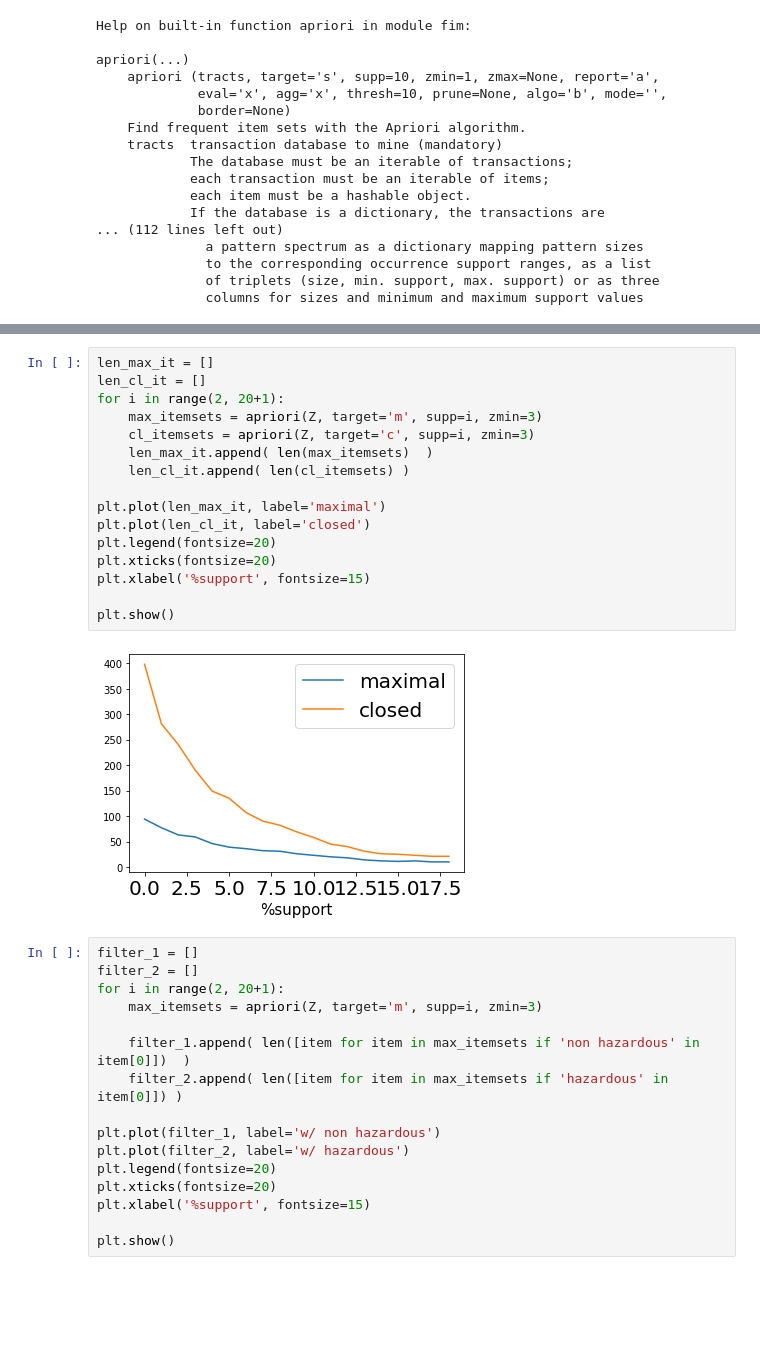
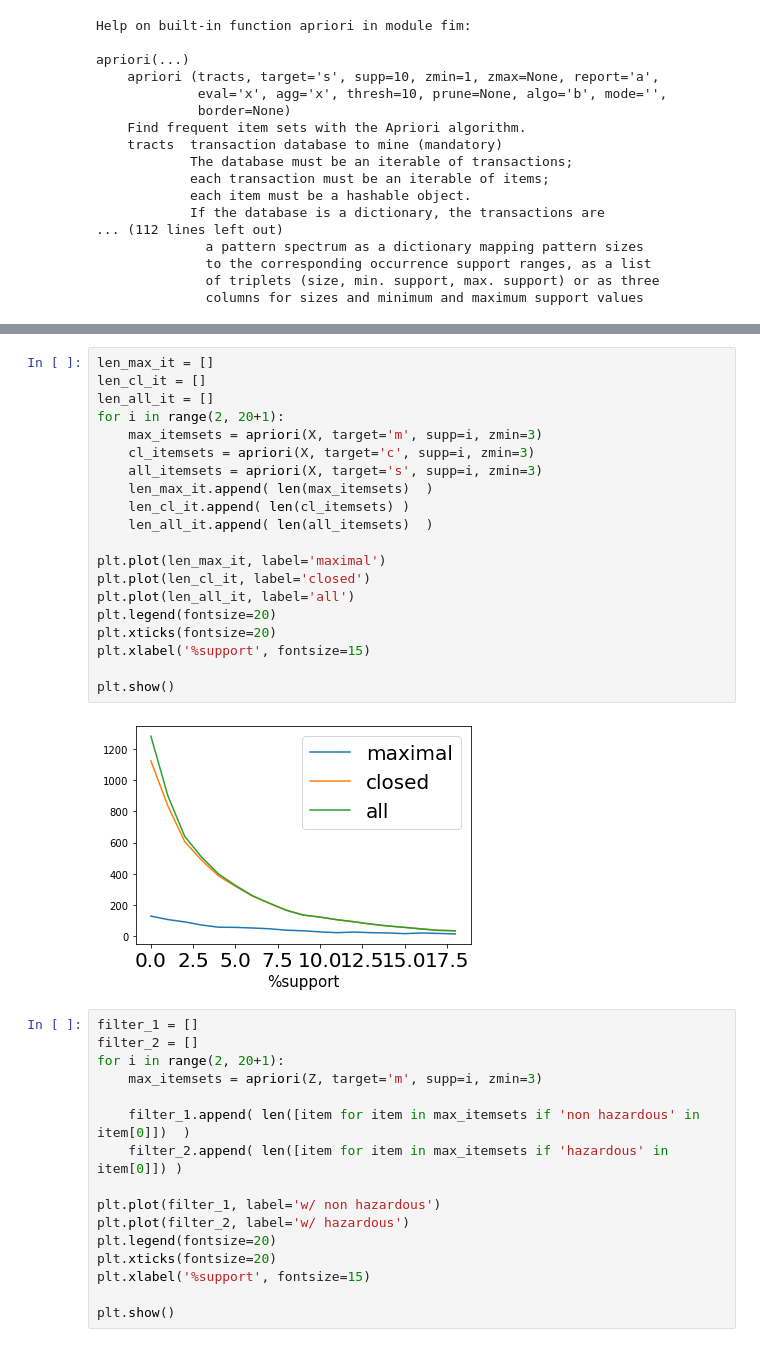
Before and after one commit to Grade0/DM-I, a Jupyter notebook: pattern mining.ipynb, the cells around one changed output, grey strips where cells are left out. Cells and saved outputs as stored; diff of their text form; blank space fills up the shorter version.

```diff
--- a/pattern mining.ipynb
+++ b/pattern mining.ipynb
@@ -198,21 +174,25 @@ itemsets[0][0]
-# %%
-len_max_it = []
-len_cl_it = []
-for i in range(2, 20+1):
-    max_itemsets = apriori(Z, target='m', supp=i, zmin=3)
-    cl_itemsets = apriori(Z, target='c', supp=i, zmin=3)
-    len_max_it.append( len(max_itemsets)  )
-    len_cl_it.append( len(cl_itemsets) )
-
-plt.plot(len_max_it, label='maximal')
-plt.plot(len_cl_it, label='closed')
-plt.legend(fontsize=20)
-plt.xticks(fontsize=20)
-plt.xlabel('%support', fontsize=15)
-
-plt.show()
-# %% [output]
-[figure, removed]
+# %%
+len_max_it = []
+len_cl_it = []
+len_all_it = []
+for i in range(2, 20+1):
+    max_itemsets = apriori(X, target='m', supp=i, zmin=3)
+    cl_itemsets = apriori(X, target='c', supp=i, zmin=3)
+    all_itemsets = apriori(X, target='s', supp=i, zmin=3)
+    len_max_it.append( len(max_itemsets)  )
+    len_cl_it.append( len(cl_itemsets) )
+    len_all_it.append( len(all_itemsets)  )
+
+plt.plot(len_max_it, label='maximal')
+plt.plot(len_cl_it, label='closed')
+plt.plot(len_all_it, label='all')
+plt.legend(fontsize=20)
+plt.xticks(fontsize=20)
+plt.xlabel('%support', fontsize=15)
+
+plt.show()
+# %% [output]
+[figure, added]
 # %%
 filter_1 = []
 filter_2 = []
```
Also changed, not shown: parts of 15 cells of this notebook.
